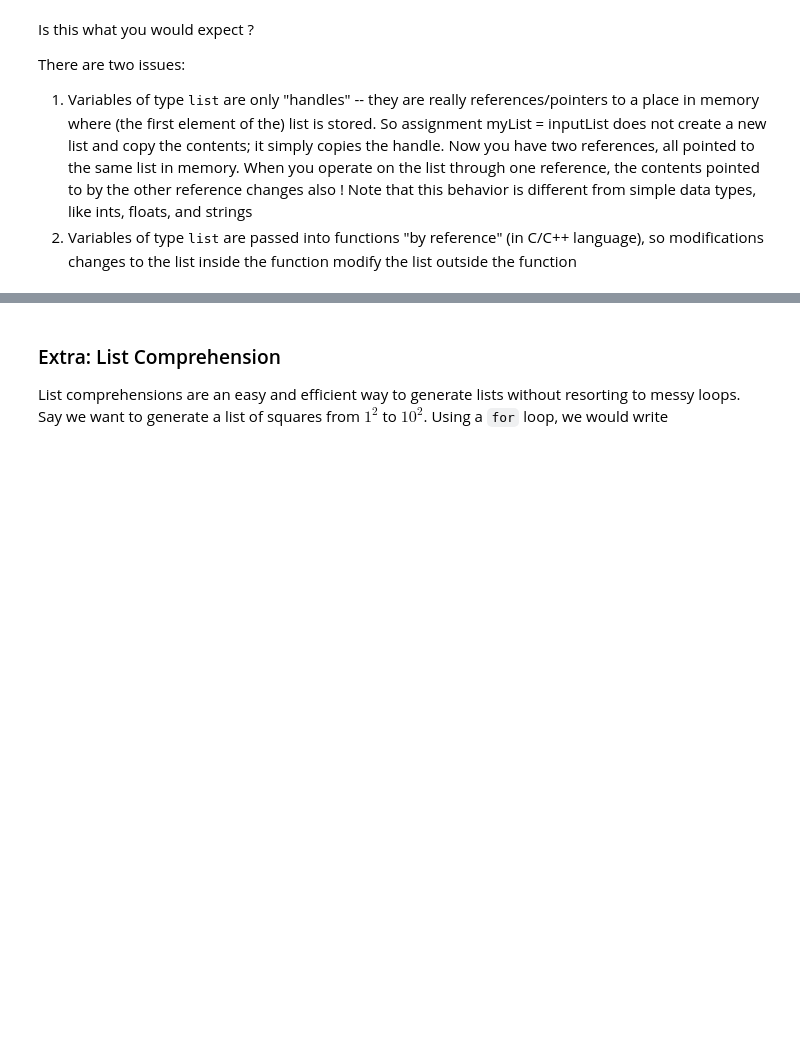
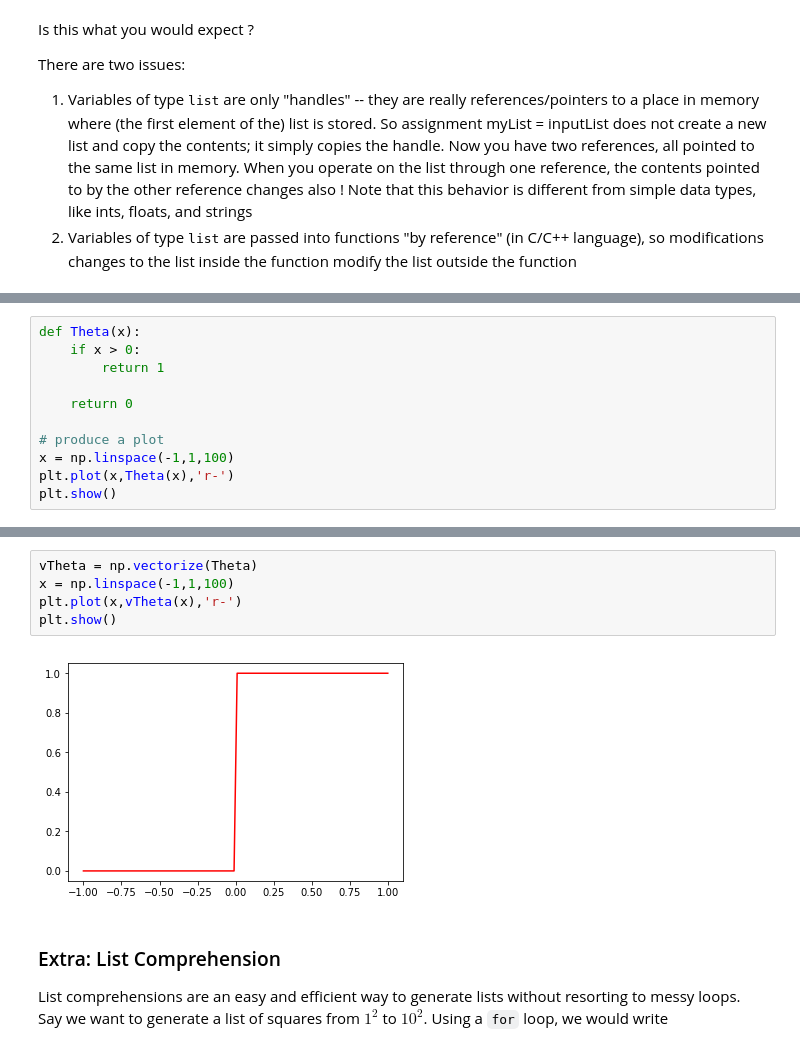
Before and after one commit to ds-connectors/PHYSICS-88, a Jupyter notebook: sp19/Week03-04/Lecture02.ipynb, the cells around one changed output, grey strips where cells are left out. Saved outputs shown, nothing was run; the diff lists cells and outputs as text; blank space fills up the shorter version.

Commit message:
- Added example of numpy.vectorize

```diff
--- a/sp19/Week03-04/Lecture02.ipynb
+++ b/sp19/Week03-04/Lecture02.ipynb
@@ -520,0 +553,11 @@ Note that this behavior is different from simple data types, like ints, floats,
+# %%
+def Theta(x):
+    if x > 0:
+        return 1
+
+    return 0
+
+# produce a plot
+x = np.linspace(-1,1,100)
+plt.plot(x,Theta(x),'r-')
+plt.show()
@@ -521,3 +570,10 @@ Note that this behavior is different from simple data types, like ints, floats,
+# %%
+vTheta = np.vectorize(Theta)
+x = np.linspace(-1,1,100)
+plt.plot(x,vTheta(x),'r-')
+plt.show()
+# %% [output]
+[figure, added]
 # %% [markdown]
 ### Extra: List Comprehension
 
```
Also changed, not shown: parts of 16 cells of this notebook.
